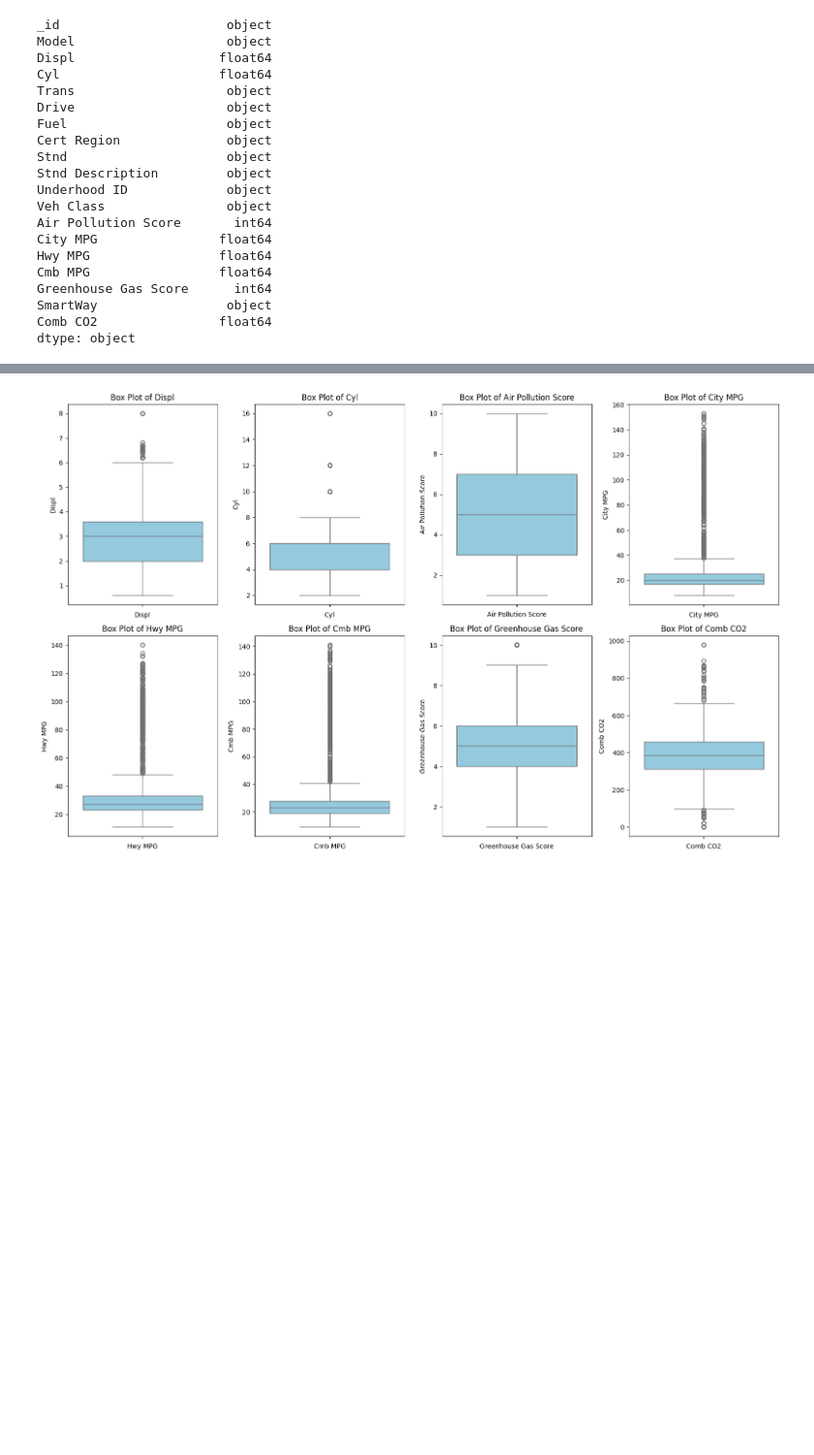
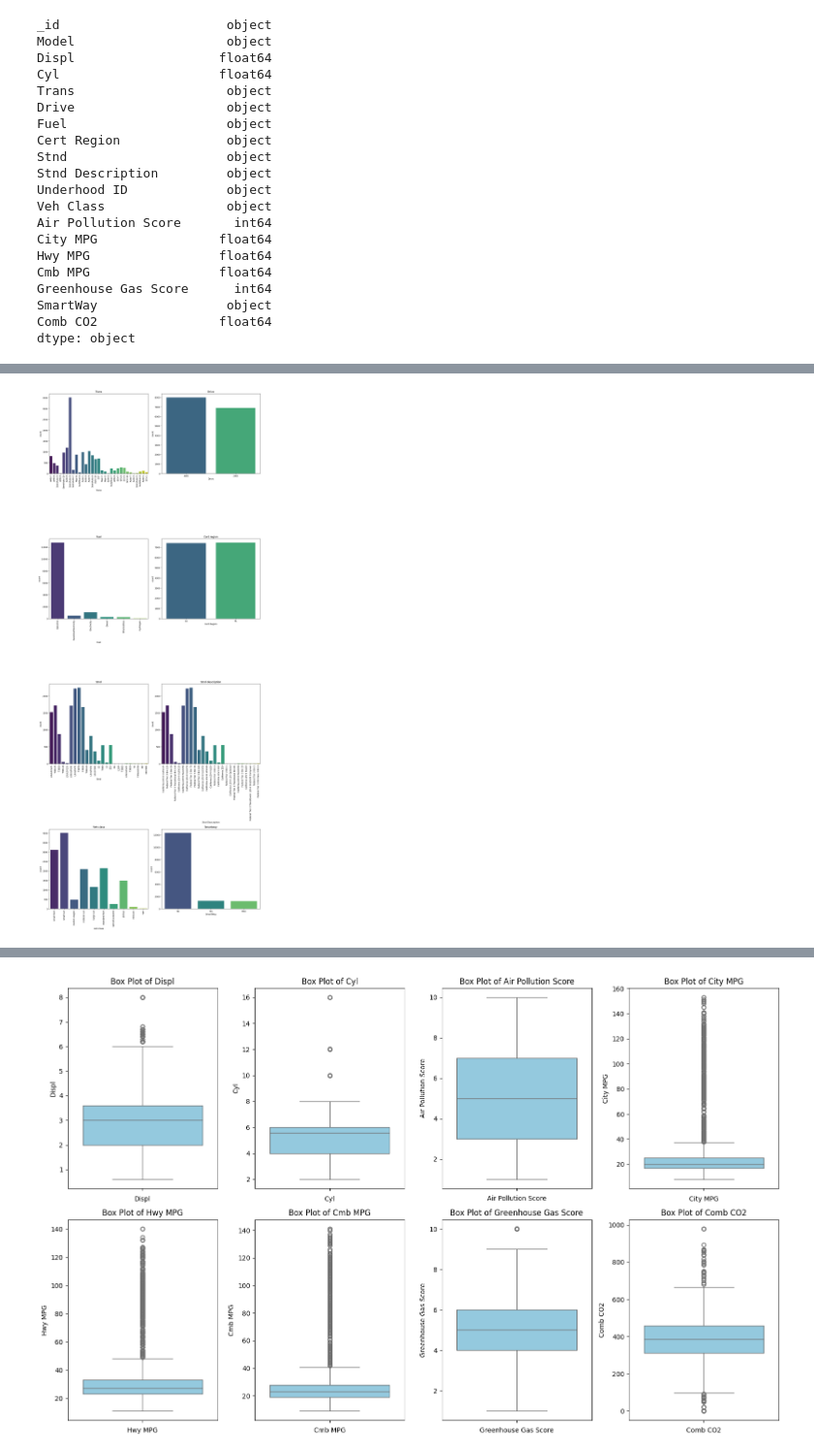
Before and after one commit to Ramsha-amir26/DAP-TABA, a Jupyter notebook: EVCarbonEmissions.ipynb, the cells around one changed output, grey strips where cells are left out. Shown at 97% size. Cells and saved outputs as stored; diff of their text form; code cells hidden in the pictures; blank space fills up the shorter version.

```diff
--- a/EVCarbonEmissions.ipynb
+++ b/EVCarbonEmissions.ipynb
@@ -200,2 +215,26 @@ df1.describe()
 | 75% | 3.600000 | 6.000000 | 7.000000 | 25.000000 | 33.000000 | 28.000000 | 6.000000 | 459.000000 |
 | max | 8.000000 | 16.000000 | 10.000000 | 153.000000 | 140.000000 | 141.000000 | 10.000000 | 979.000000 |
+# %%
+# Visualization of Discrete Variables
+
+discrete_variables = ['Trans', 'Drive', 'Fuel', 'Cert Region', 'Stnd', 'Stnd Description', 'Veh Class', 'SmartWay']
+
+num_plots = len(discrete_variables)
+num_cols = 2
+num_rows = (num_plots - 1) // num_cols + 1
+fig, axes = plt.subplots(num_rows, num_cols, figsize=(15, 9*num_rows), squeeze=False)
+
+for i, (ax, column) in enumerate(zip(axes.flat, discrete_variables)):
+    sns.countplot(x=column, data=df1, ax=ax, palette='viridis', hue=column, legend=False)
+    ax.set_title(column.capitalize())
+
+    if i in [0, 2, 4, 5,6]:
+        ax.tick_params(axis='x', labelrotation=90)
+
+for ax in axes.flat[num_plots:]:
+    ax.axis('off')
+
+plt.tight_layout()
+plt.show()
+# %% [output]
+[figure, added]
```
Also changed, not shown: parts of 22 cells of this notebook, 1 other file.
